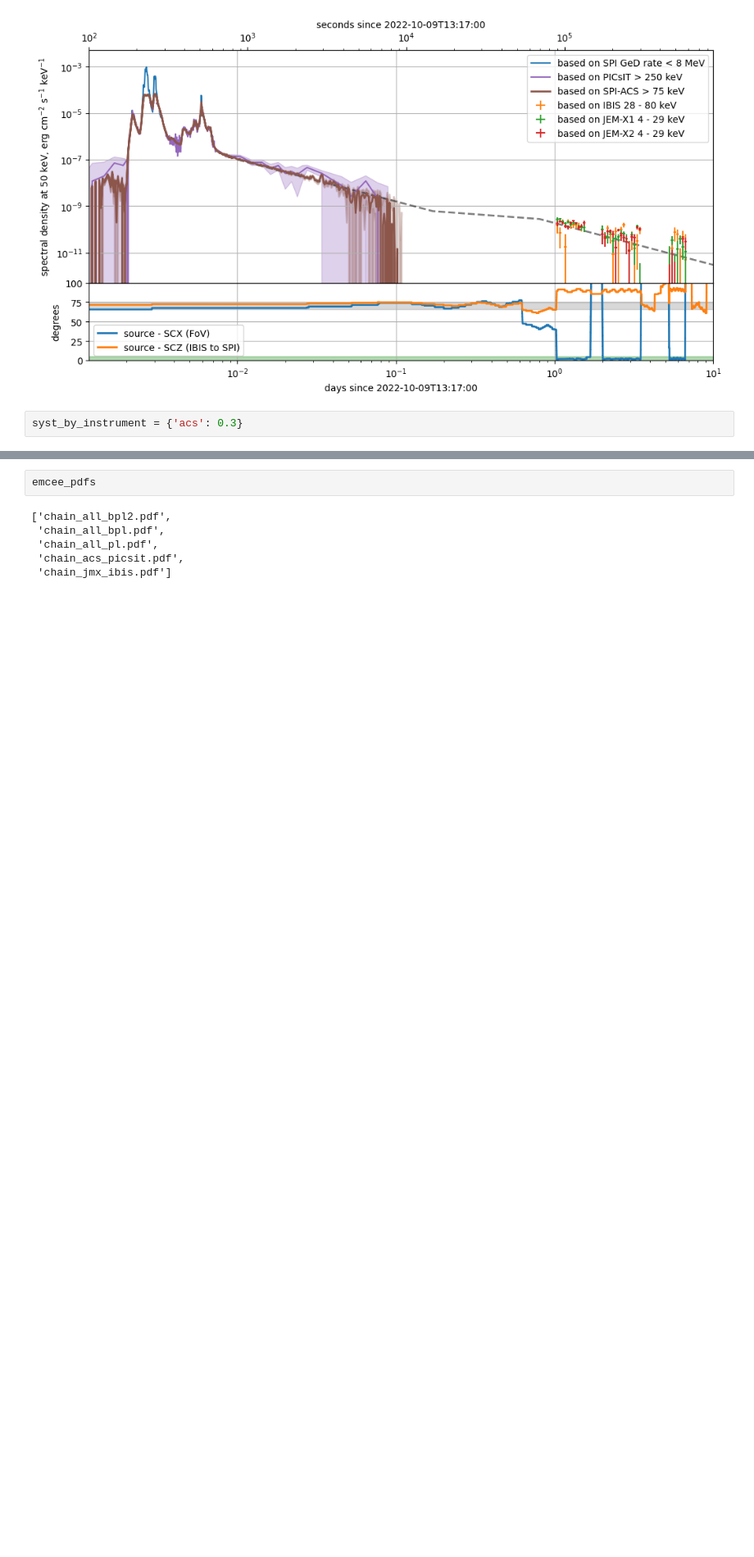
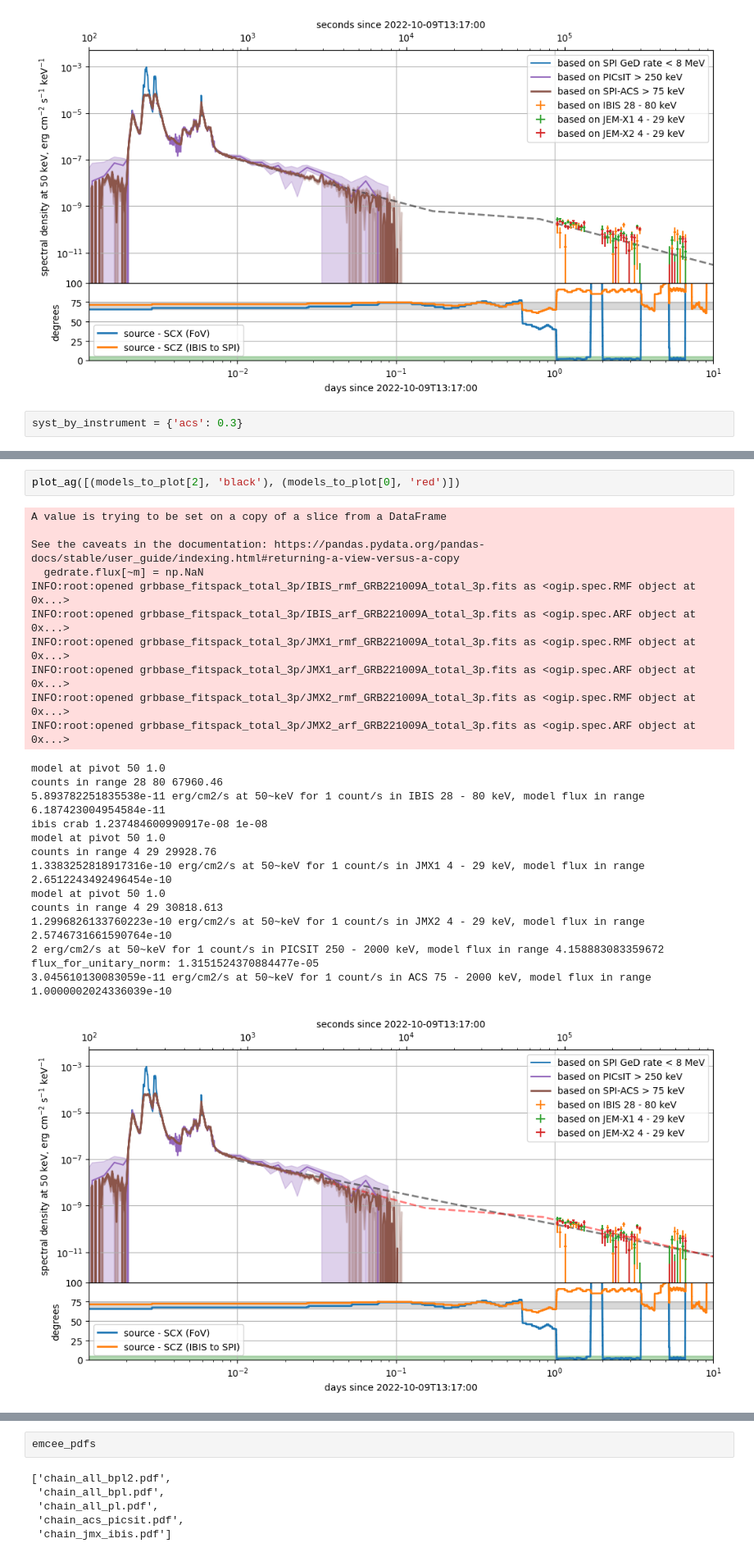
Before and after one commit to volodymyrss/grb221009, a Jupyter notebook: afterglow.ipynb, the cells around one changed output, grey strips where cells are left out. Shown at 82% size. Cells and saved outputs as stored; diff of their text form; blank space fills up the shorter version.

```diff
--- a/afterglow.ipynb
+++ b/afterglow.ipynb
@@ -988,3 +1090,30 @@ plt.savefig("st_models.png")
+# %%
+plot_ag([(models_to_plot[2], 'black'), (models_to_plot[0], 'red')])
+# %% [output]
+A value is trying to be set on a copy of a slice from a DataFrame
+
+See the caveats in the documentation: https://pandas.pydata.org/pandas-docs/stable/user_guide/indexing.html#returning-a-view-versus-a-copy
+  gedrate.flux[~m] = np.NaN
+INFO:root:opened grbbase_fitspack_total_3p/IBIS_rmf_GRB221009A_total_3p.fits as <ogip.spec.RMF object at 0x...>
+INFO:root:opened grbbase_fitspack_total_3p/IBIS_arf_GRB221009A_total_3p.fits as <ogip.spec.ARF object at 0x...>
+INFO:root:opened grbbase_fitspack_total_3p/JMX1_rmf_GRB221009A_total_3p.fits as <ogip.spec.RMF object at 0x...>
+INFO:root:opened grbbase_fitspack_total_3p/JMX1_arf_GRB221009A_total_3p.fits as <ogip.spec.ARF object at 0x...>
+INFO:root:opened grbbase_fitspack_total_3p/JMX2_rmf_GRB221009A_total_3p.fits as <ogip.spec.RMF object at 0x...>
+INFO:root:opened grbbase_fitspack_total_3p/JMX2_arf_GRB221009A_total_3p.fits as <ogip.spec.ARF object at 0x...>
+model at pivot 50 1.0
+counts in range 28 80 67960.46
+5.893782251835538e-11 erg/cm2/s at 50~keV for 1 count/s in IBIS 28 - 80 keV, model flux in range 6.187423004954584e-11
+ibis crab 1.237484600990917e-08 1e-08
+model at pivot 50 1.0
+counts in range 4 29 29928.76
+1.3383252818917316e-10 erg/cm2/s at 50~keV for 1 count/s in JMX1 4 - 29 keV, model flux in range 2.6512243492496454e-10
+model at pivot 50 1.0
+counts in range 4 29 30818.613
+1.2996826133760223e-10 erg/cm2/s at 50~keV for 1 count/s in JMX2 4 - 29 keV, model flux in range 2.5746731661590764e-10
+2 erg/cm2/s at 50~keV for 1 count/s in PICSIT 250 - 2000 keV, model flux in range 4.158883083359672
+flux_for_unitary_norm: 1.3151524370884477e-05
+3.045610130083059e-11 erg/cm2/s at 50~keV for 1 count/s in ACS 75 - 2000 keV, model flux in range 1.0000002024336039e-10
+[figure, added]
 # %%
 if nsampler > 1000:
     ndiscard = 200
```
Also changed, not shown: parts of 13 cells of this notebook, 3 other files.
